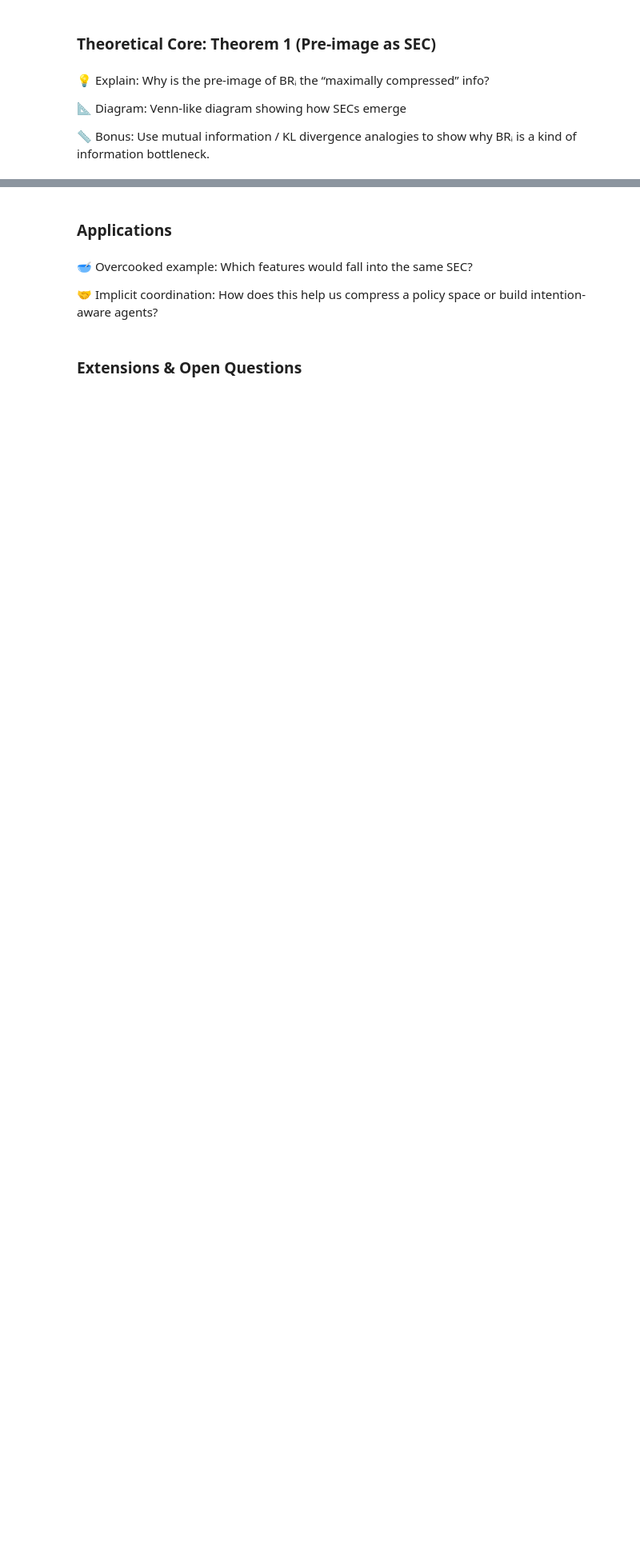
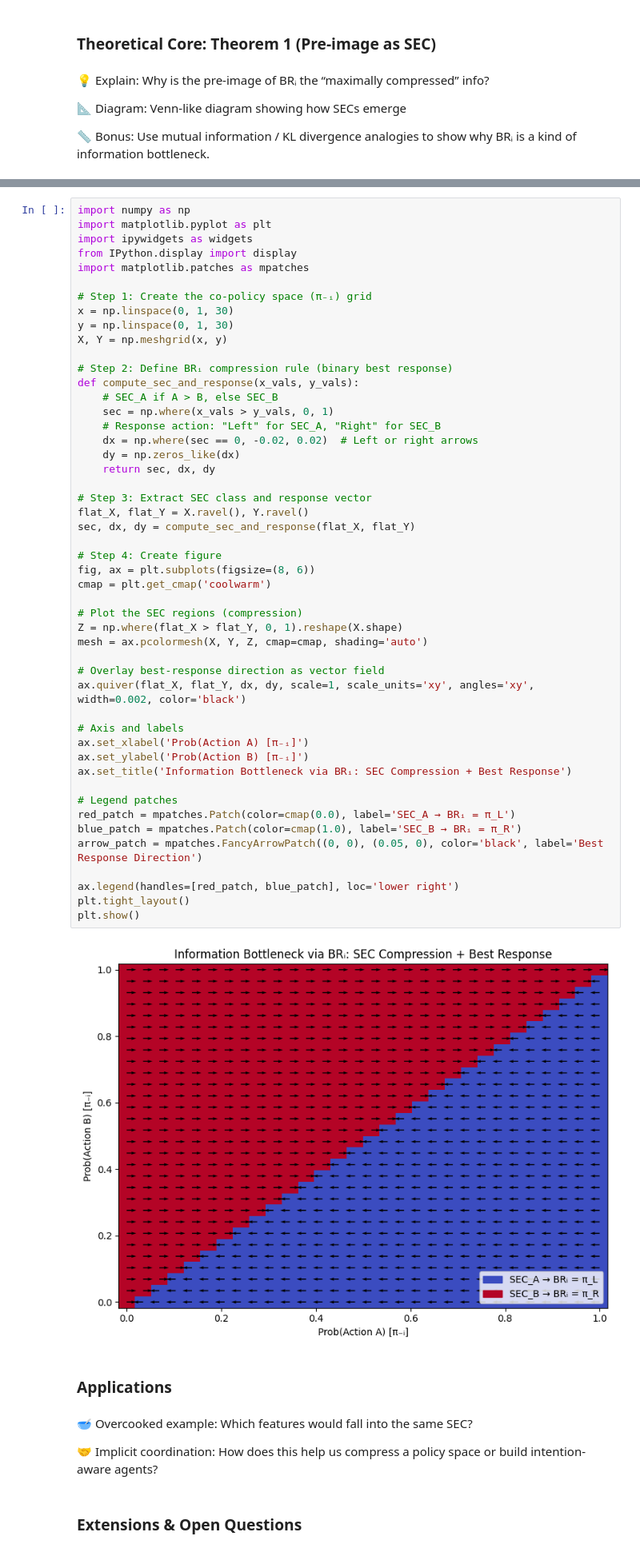
Before and after one commit to sandguine/value-of-intent, a Jupyter notebook: ser.ipynb, the cells around one changed output, grey strips where cells are left out. Shown at 80% size. Cells and saved outputs as stored; diff of their text form; blank space fills up the shorter version.

```diff
--- a/ser.ipynb
+++ b/ser.ipynb
@@ -45,3 +217,54 @@
+# %%
+import numpy as np
+import matplotlib.pyplot as plt
+import ipywidgets as widgets
+from IPython.display import display
+import matplotlib.patches as mpatches
+
+# Step 1: Create the co-policy space (π₋ᵢ) grid
+x = np.linspace(0, 1, 30)
+y = np.linspace(0, 1, 30)
+X, Y = np.meshgrid(x, y)
+
+# Step 2: Define BRᵢ compression rule (binary best response)
+def compute_sec_and_response(x_vals, y_vals):
+    # SEC_A if A > B, else SEC_B
+    sec = np.where(x_vals > y_vals, 0, 1)
+    # Response action: "Left" for SEC_A, "Right" for SEC_B
+    dx = np.where(sec == 0, -0.02, 0.02)  # Left or right arrows
+    dy = np.zeros_like(dx)
+    return sec, dx, dy
+
+# Step 3: Extract SEC class and response vector
+flat_X, flat_Y = X.ravel(), Y.ravel()
+sec, dx, dy = compute_sec_and_response(flat_X, flat_Y)
+
+# Step 4: Create figure
+fig, ax = plt.subplots(figsize=(8, 6))
+cmap = plt.get_cmap('coolwarm')
+
+# Plot the SEC regions (compression)
+Z = np.where(flat_X > flat_Y, 0, 1).reshape(X.shape)
+mesh = ax.pcolormesh(X, Y, Z, cmap=cmap, shading='auto')
+
+# Overlay best-response direction as vector field
+ax.quiver(flat_X, flat_Y, dx, dy, scale=1, scale_units='xy', angles='xy', width=0.002, color='black')
+
+# Axis and labels
+ax.set_xlabel('Prob(Action A) [π₋ᵢ]')
+ax.set_ylabel('Prob(Action B) [π₋ᵢ]')
+ax.set_title('Information Bottleneck via BRᵢ: SEC Compression + Best Response')
+
+# Legend patches
+red_patch = mpatches.Patch(color=cmap(0.0), label='SEC_A → BRᵢ = π_L')
+blue_patch = mpatches.Patch(color=cmap(1.0), label='SEC_B → BRᵢ = π_R')
+arrow_patch = mpatches.FancyArrowPatch((0, 0), (0.05, 0), color='black', label='Best Response Direction')
+
+ax.legend(handles=[red_patch, blue_patch], loc='lower right')
+plt.tight_layout()
+plt.show()
+# %% [output]
+[figure, added]
 # %% [markdown]
 ### Applications
 # %% [markdown]
```
Also changed, not shown: parts of 5 cells of this notebook, 16 other files.
